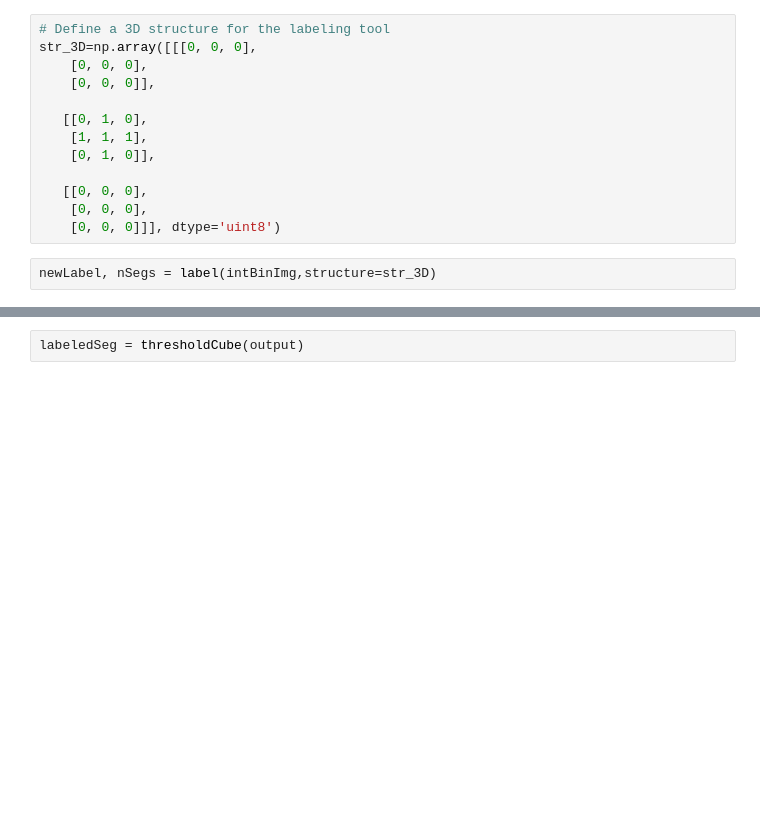
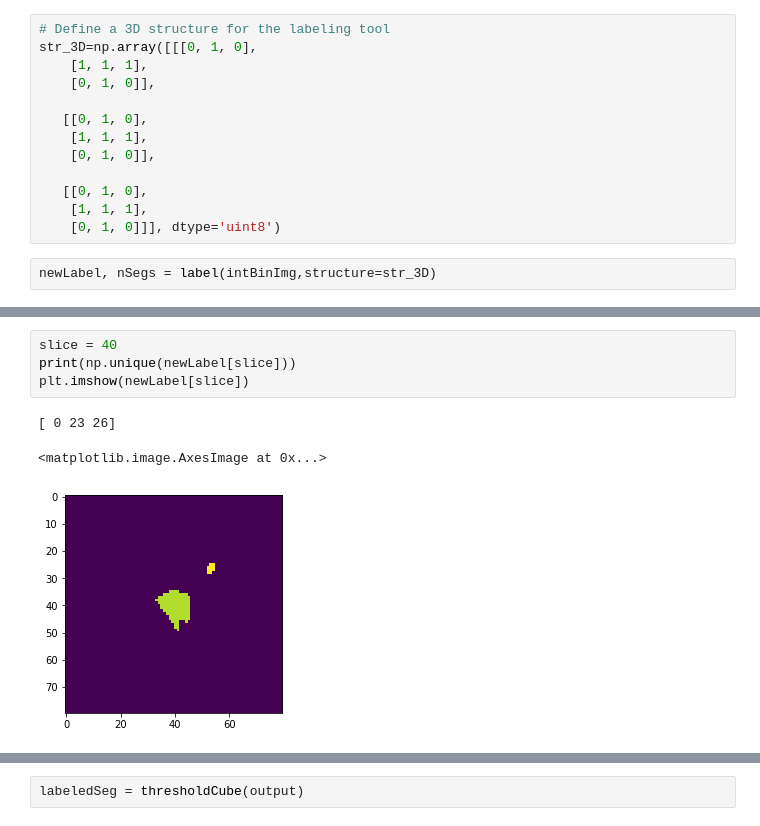
Before and after one commit to RebeccaHisey/CISC-881-Challenge, a Jupyter notebook: Convert Output Image to Binary.ipynb, the cells around one changed output, grey strips where cells are left out. Drawn from its saved outputs; the diff is of its cells as text; blank space fills up the shorter version.

```diff
--- a/Convert Output Image to Binary.ipynb
+++ b/Convert Output Image to Binary.ipynb
@@ -122,16 +126,16 @@ def thresholdCube(outputArray):
 # %%
 # Define a 3D structure for the labeling tool
-str_3D=np.array([[[0, 0, 0],
-    [0, 0, 0],
-    [0, 0, 0]],
+str_3D=np.array([[[0, 1, 0],
+    [1, 1, 1],
+    [0, 1, 0]],
 
    [[0, 1, 0],
     [1, 1, 1],
     [0, 1, 0]],
 
-   [[0, 0, 0],
-    [0, 0, 0],
-    [0, 0, 0]]], dtype='uint8')
+   [[0, 1, 0],
+    [1, 1, 1],
+    [0, 1, 0]]], dtype='uint8')
 # %%
 newLabel, nSegs = label(intBinImg,structure=str_3D)
 # %%
@@ -156,0 +161,8 @@ array([[[  1,   0,   0, ...,   0,   0,   3],
+# %%
+slice = 40
+print(np.unique(newLabel[slice]))
+plt.imshow(newLabel[slice])
+# %% [output]
+[ 0 23 26]
+<matplotlib.image.AxesImage at 0x...>
+[figure, added]
```
Also changed, not shown: parts of 7 cells of this notebook, 1 other file.
